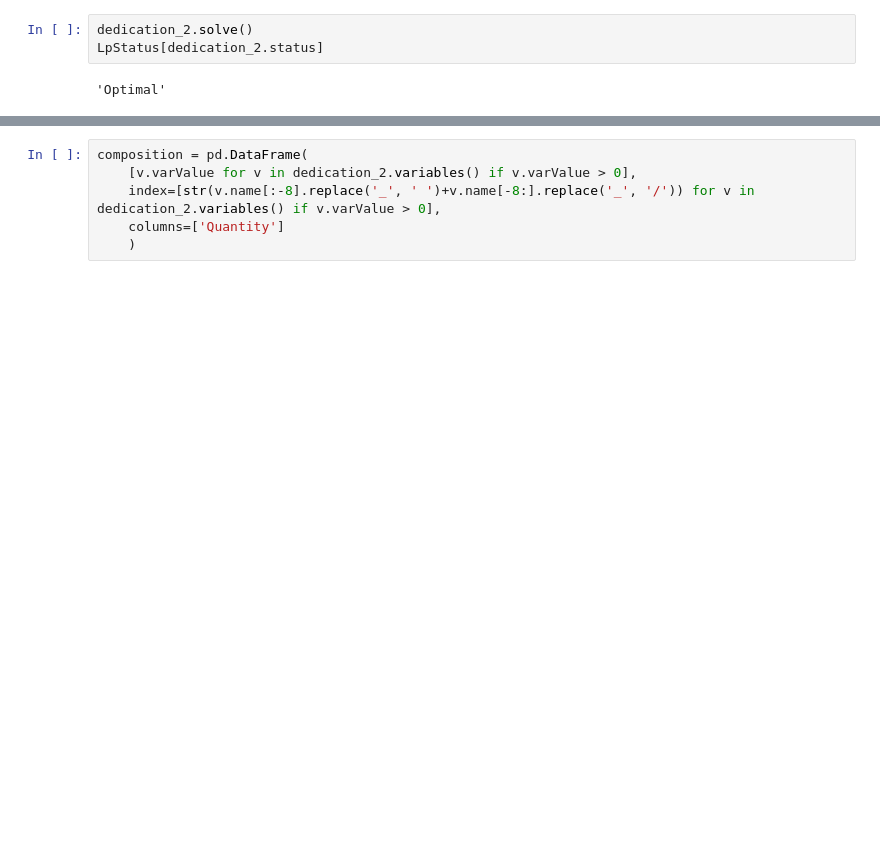
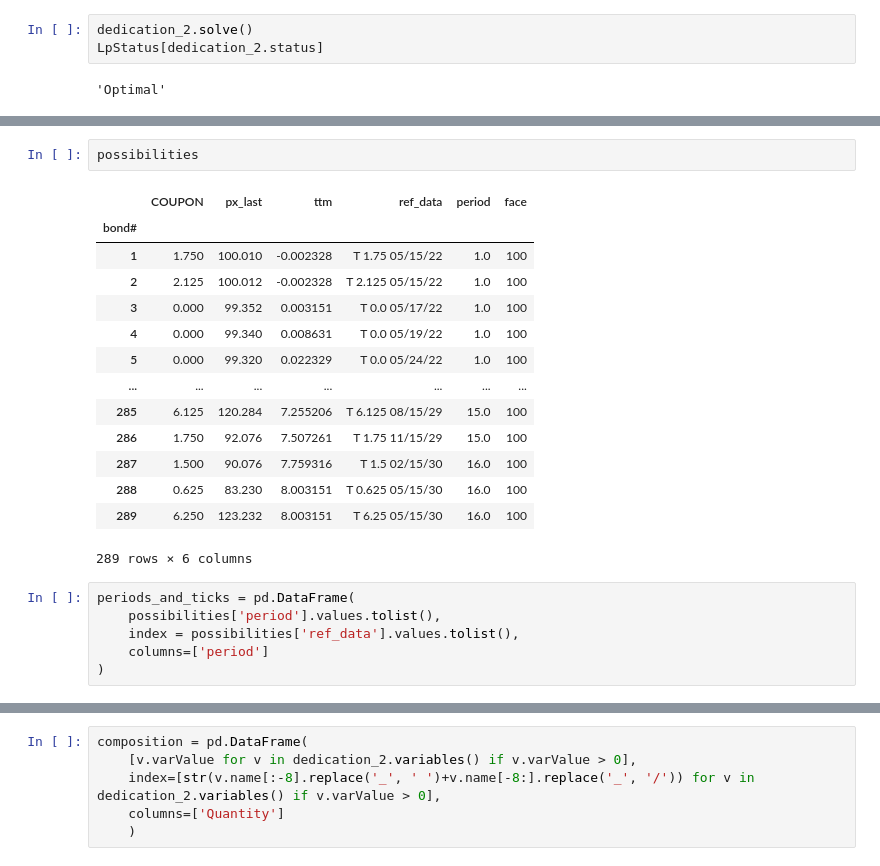
Before and after one commit to jdean53/finops_casestudy, a Jupyter notebook: chaz_nonsense.ipynb, the cells around one changed output, grey strips where cells are left out. Saved outputs shown, nothing was run; the diff lists cells and outputs as text; blank space fills up the shorter version.

```diff
--- a/chaz_nonsense.ipynb
+++ b/chaz_nonsense.ipynb
@@ -746,0 +1171,23 @@ dedication_2.objective.value()
+# %%
+possibilities
+# %% [output]
+|  | COUPON | px_last | ttm | ref_data | period | face |
+| bond# |  |  |  |  |  |  |
+| 1 | 1.750 | 100.010 | -0.002328 | T 1.75 05/15/22 | 1.0 | 100 |
+| 2 | 2.125 | 100.012 | -0.002328 | T 2.125 05/15/22 | 1.0 | 100 |
+| 3 | 0.000 | 99.352 | 0.003151 | T 0.0 05/17/22 | 1.0 | 100 |
+| 4 | 0.000 | 99.340 | 0.008631 | T 0.0 05/19/22 | 1.0 | 100 |
+| 5 | 0.000 | 99.320 | 0.022329 | T 0.0 05/24/22 | 1.0 | 100 |
+| ... | ... | ... | ... | ... | ... | ... |
+| 285 | 6.125 | 120.284 | 7.255206 | T 6.125 08/15/29 | 15.0 | 100 |
+| 286 | 1.750 | 92.076 | 7.507261 | T 1.75 11/15/29 | 15.0 | 100 |
+| 287 | 1.500 | 90.076 | 7.759316 | T 1.5 02/15/30 | 16.0 | 100 |
+| 288 | 0.625 | 83.230 | 8.003151 | T 0.625 05/15/30 | 16.0 | 100 |
+| 289 | 6.250 | 123.232 | 8.003151 | T 6.25 05/15/30 | 16.0 | 100 |
+289 rows × 6 columns
+# %%
+periods_and_ticks = pd.DataFrame(
+    possibilities['period'].values.tolist(),
+    index = possibilities['ref_data'].values.tolist(),
+    columns=['period']
+)
```
Also changed, not shown: parts of 49 cells of this notebook.
